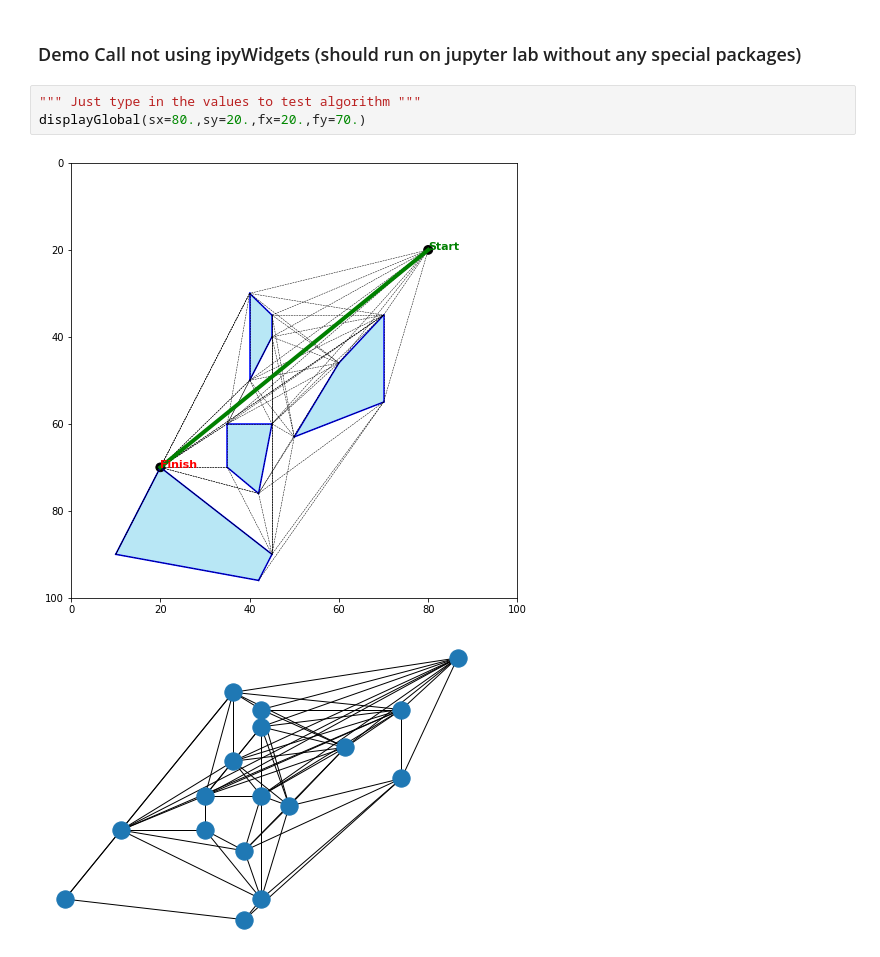
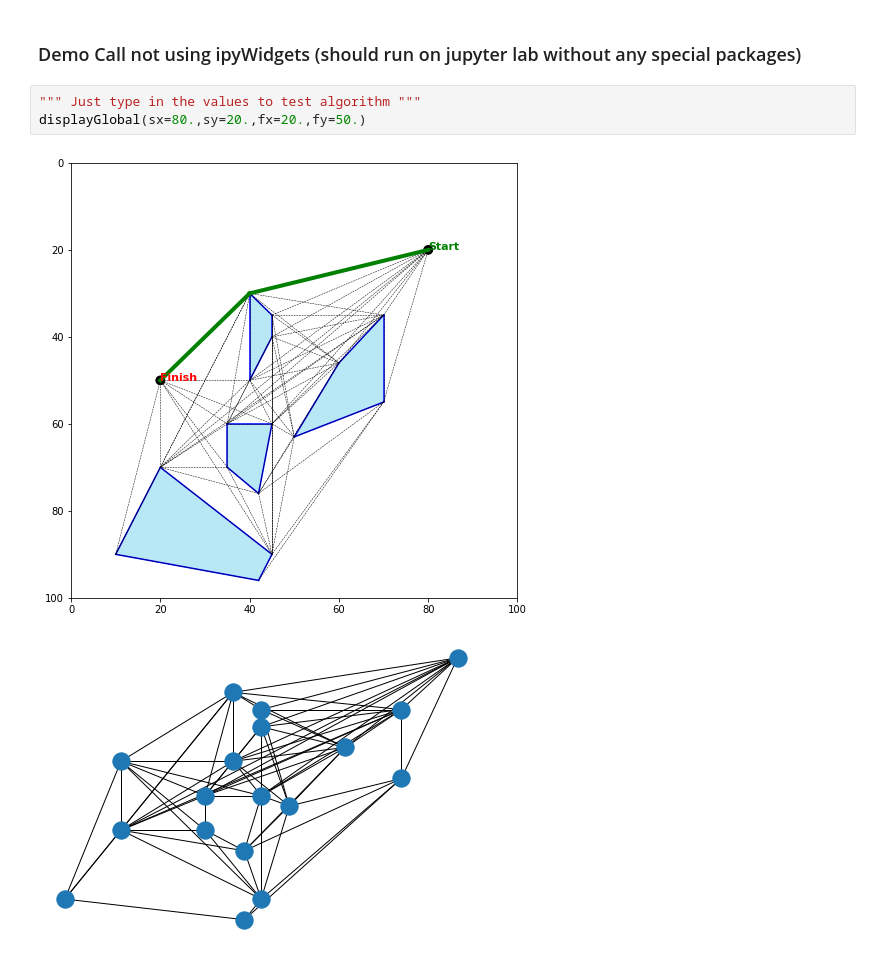
Before and after one commit to Fllask/Mobile_Robotics, a Jupyter notebook: Functions/globalDemo.ipynb, the cells around one changed output. Cells and saved outputs as stored; diff of their text form.

```diff
--- a/Functions/globalDemo.ipynb
+++ b/Functions/globalDemo.ipynb
@@ -45,7 +45,7 @@ interactive(children=(FloatSlider(value=80.0, description='sx'), FloatSlider(val
 ### Demo Call not using ipyWidgets (should run on jupyter lab without any special packages)
 # %%
 """ Just type in the values to test algorithm """
-displayGlobal(sx=80.,sy=20.,fx=20.,fy=70.)
+displayGlobal(sx=80.,sy=20.,fx=20.,fy=50.)
 # %% [output]
-[figure, old version]
+[figure, new version]
-[figure, old version]
+[figure, new version]
```
Also changed, not shown: parts of 1 cell of this notebook, 1 other file.
